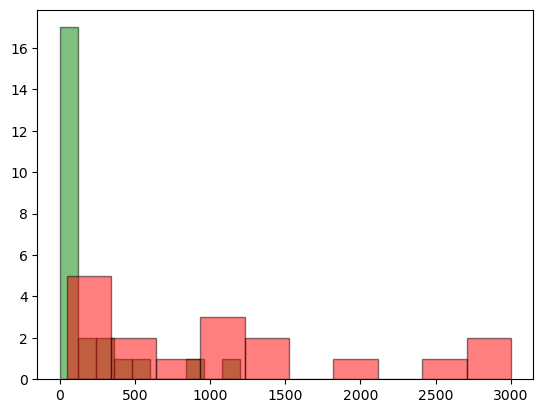
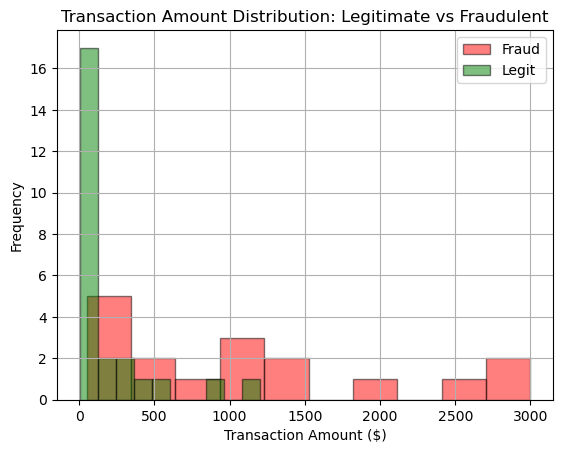
The change to this notebook cell's code, shown as a diff; its figure went from the first image to the second:
--- before
+++ after
@@ -10,4 +10,11 @@
     1200, 1500, 1500, 2000, 2500, 3000, 3000
 ]
+
+plt.hist(fraud_transactions, bins=10, label='Fraud', color='red', alpha=0.5, edgecolor="black")
 plt.hist(legit_transactions, bins=10, label='Legit', color='green', alpha=0.5, edgecolor="black")
-plt.hist(fraud_transactions, bins=10, label='Fraud', color='red', alpha=0.5, edgecolor="black")
+
+plt.xlabel('Transaction Amount ($)')
+plt.ylabel('Frequency')
+plt.title('Transaction Amount Distribution: Legitimate vs Fraudulent')
+plt.legend()
+plt.grid(True)

Commit: axvline in histogram